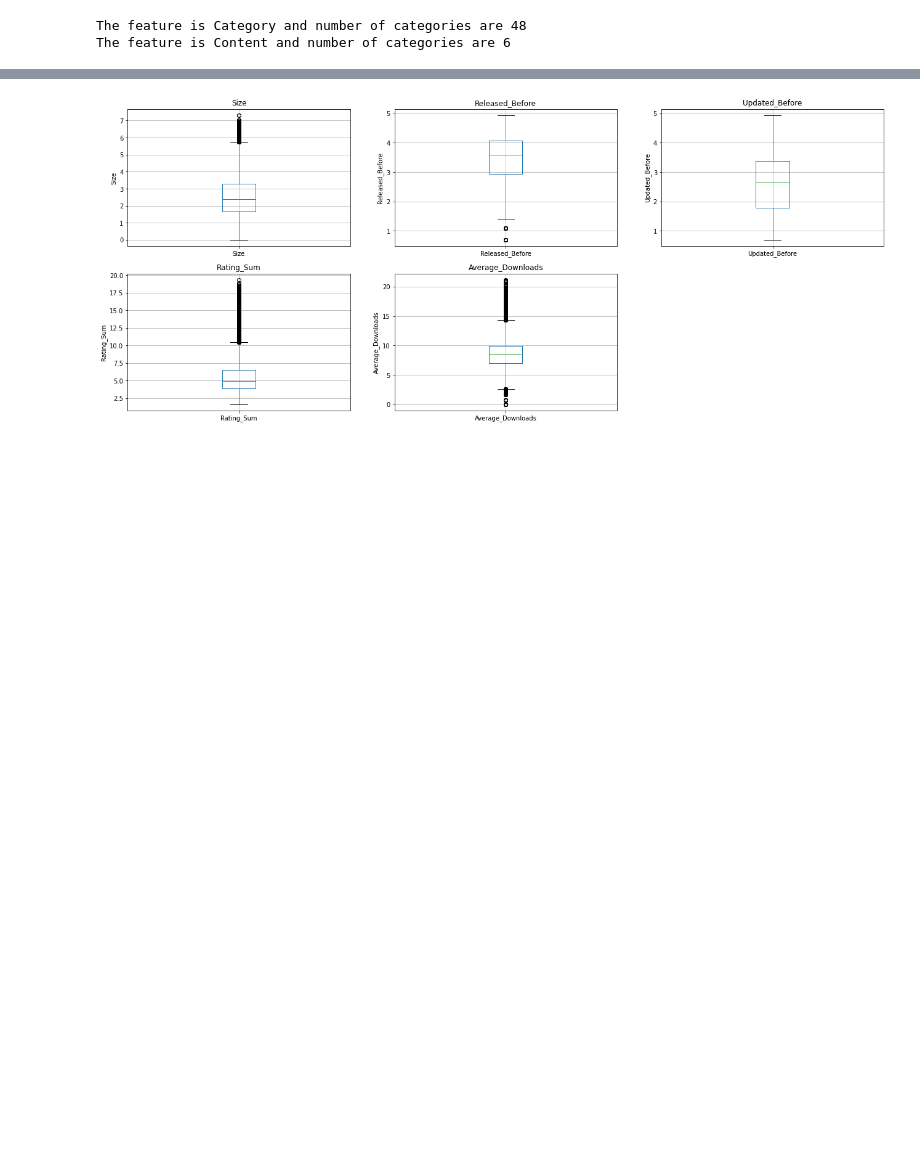
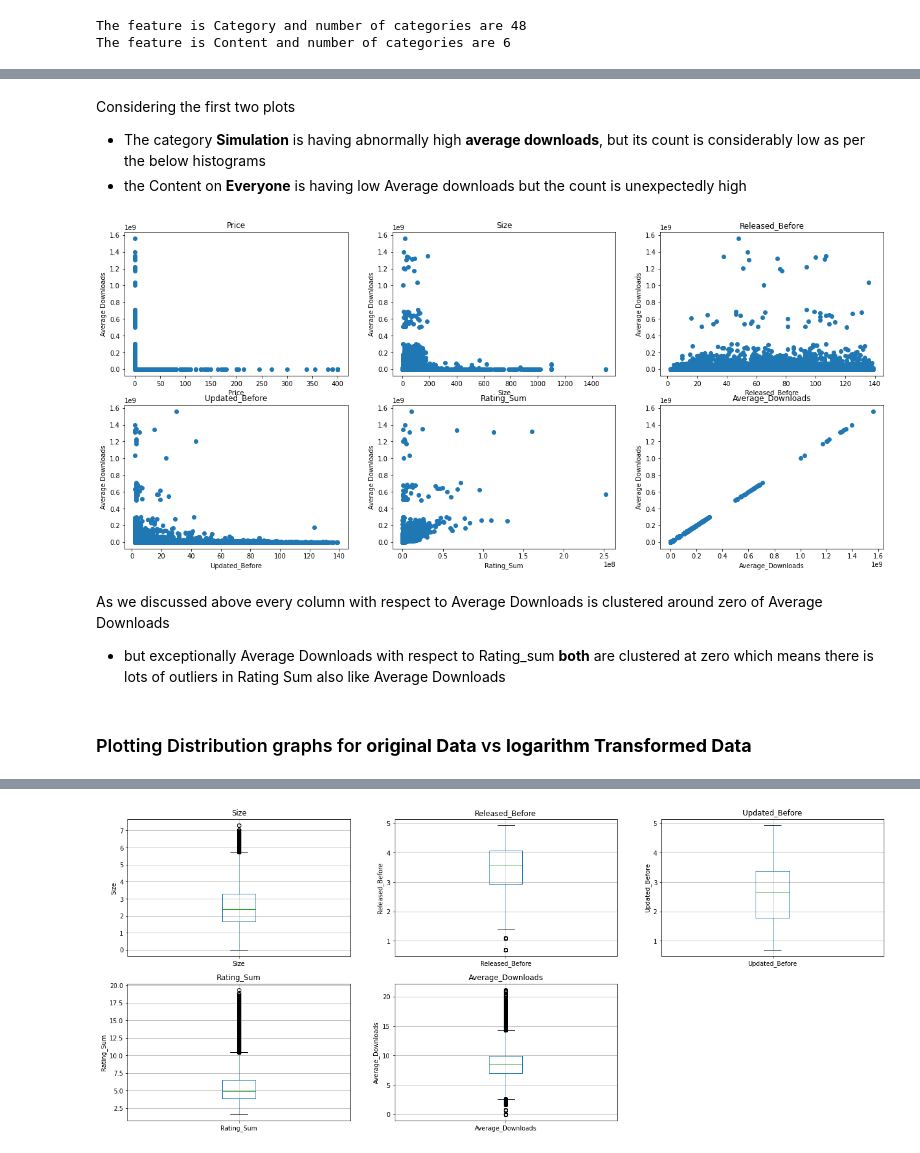
Before and after one commit to Nithish1201/Success_prediction_of_app, a Jupyter notebook: EDA.ipynb, the cells around one changed output, grey strips where cells are left out. Saved outputs shown, nothing was run; the diff lists cells and outputs as text; code cells hidden in the pictures; blank space fills up the shorter version.

```diff
--- a/EDA.ipynb
+++ b/EDA.ipynb
@@ -172,3 +199,24 @@ plt.show()
+# %% [markdown]
+Considering the first two plots
+- The category **Simulation** is having abnormally high **average downloads**, but its count is considerably low as per the below histograms
+- the Content on **Everyone** is having low Average downloads but the count is unexpectedly high
+# %%
+fig = plt.figure(figsize=(21,9))
+for feature,i in zip(continuous_feature, range(1,7)):
+    ax = fig.add_subplot(2,3,i)
+    ax.scatter(data[feature],data['Average_Downloads'])
+    ax.set_xlabel(feature)
+    ax.set_ylabel("Average Downloads")
+    ax.set_title(feature)
+
+plt.show()
+# %% [output]
+[figure, added]
+# %% [markdown]
+As we discussed above every column with respect to Average Downloads is clustered around zero of Average Downloads
+   - but exceptionally Average Downloads with respect to Rating_sum **both** are clustered at zero which means there is lots of outliers in Rating Sum also like Average Downloads
+# %% [markdown]
+### Plotting Distribution graphs for **original Data** vs **logarithm Transformed Data**
 # %%
 fig = plt.figure(figsize=(37,5))
 
```
Also changed, not shown: parts of 31 cells of this notebook.
